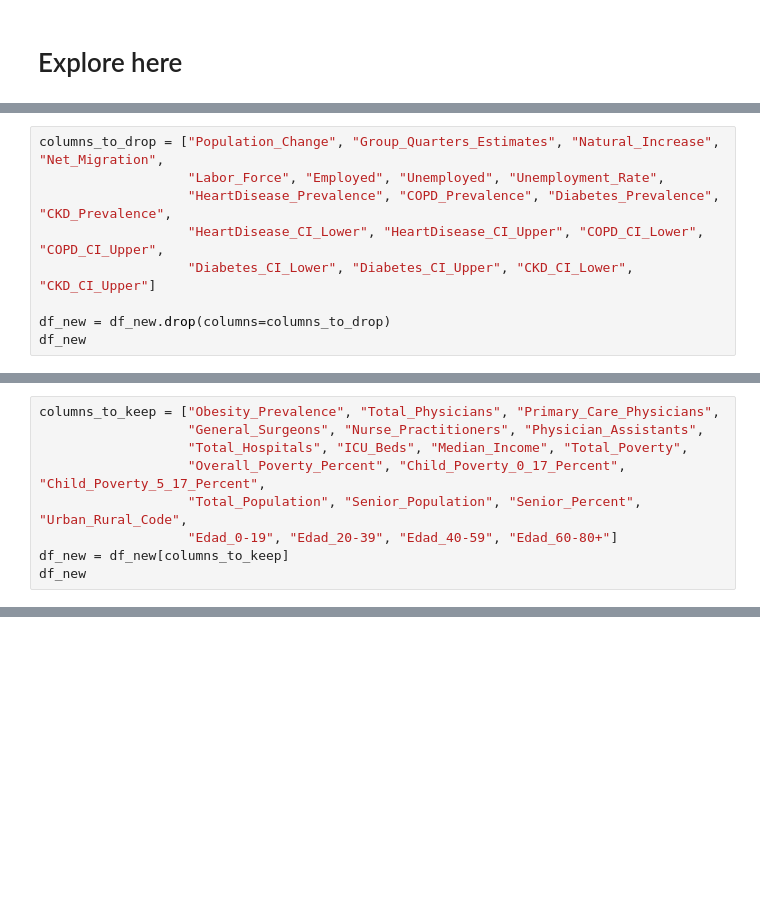
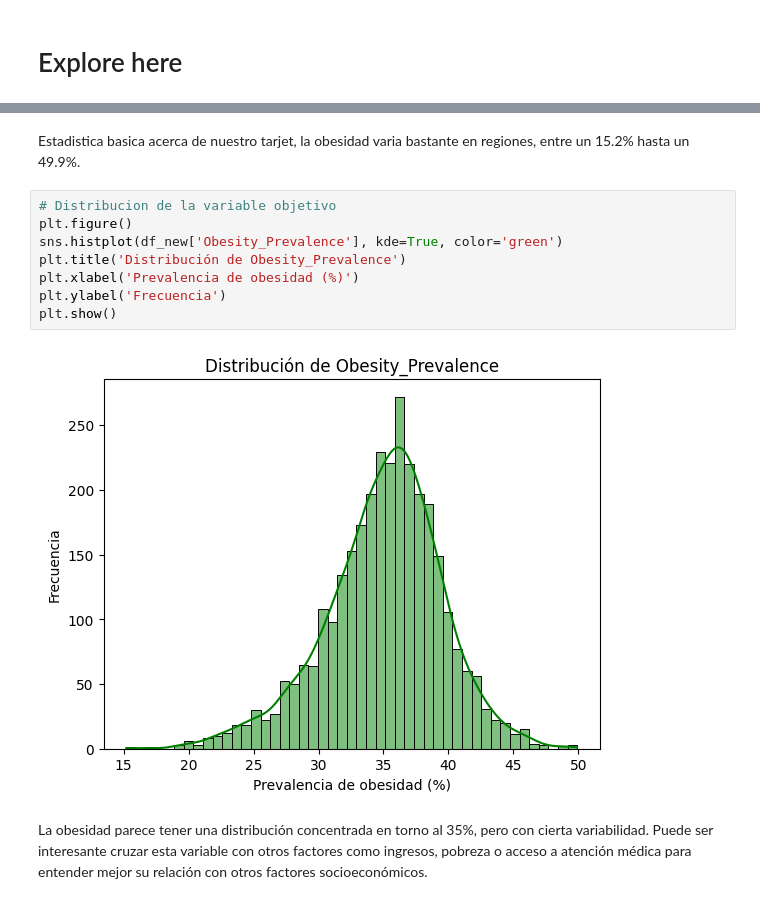
Before and after one commit to MariaDe96/Regularizados, a Jupyter notebook: src/explore.ipynb, the cells around one changed output, grey strips where cells are left out. Cells and saved outputs as stored; diff of their text form; blank space fills up the shorter version.

```diff
--- a/src/explore.ipynb
+++ b/src/explore.ipynb
@@ -342,9 +344,0 @@ memory usage: 1.2 MB
-# %%
-columns_to_drop = ["Population_Change", "Group_Quarters_Estimates", "Natural_Increase", "Net_Migration",
-                   "Labor_Force", "Employed", "Unemployed", "Unemployment_Rate",
-                   "HeartDisease_Prevalence", "COPD_Prevalence", "Diabetes_Prevalence", "CKD_Prevalence",
-                   "HeartDisease_CI_Lower", "HeartDisease_CI_Upper", "COPD_CI_Lower", "COPD_CI_Upper",
-                   "Diabetes_CI_Lower", "Diabetes_CI_Upper", "CKD_CI_Lower", "CKD_CI_Upper"]
-
-df_new = df_new.drop(columns=columns_to_drop)
-df_new
@@ -385,9 +344,0 @@ memory usage: 711.5 KB
-# %%
-columns_to_keep = ["Obesity_Prevalence", "Total_Physicians", "Primary_Care_Physicians",
-                   "General_Surgeons", "Nurse_Practitioners", "Physician_Assistants",
-                   "Total_Hospitals", "ICU_Beds", "Median_Income", "Total_Poverty",
-                   "Overall_Poverty_Percent", "Child_Poverty_0_17_Percent", "Child_Poverty_5_17_Percent",
-                   "Total_Population", "Senior_Population", "Senior_Percent", "Urban_Rural_Code",
-                   "Edad_0-19", "Edad_20-39", "Edad_40-59", "Edad_60-80+"]
-df_new = df_new[columns_to_keep]
-df_new
@@ -638,0 +365,14 @@ Mejor alpha encontrado: 0.011288378916846888
+# %% [markdown]
+Estadistica basica acerca de nuestro tarjet, la obesidad varia bastante en regiones, entre un 15.2% hasta un 49.9%.
+# %%
+# Distribucion de la variable objetivo
+plt.figure()
+sns.histplot(df_new['Obesity_Prevalence'], kde=True, color='green')
+plt.title('Distribución de Obesity_Prevalence')
+plt.xlabel('Prevalencia de obesidad (%)')
+plt.ylabel('Frecuencia')
+plt.show()
+# %% [output]
+[figure, added]
+# %% [markdown]
+La obesidad parece tener una distribución concentrada en torno al 35%, pero con cierta variabilidad. Puede ser interesante cruzar esta variable con otros factores como ingresos, pobreza o acceso a atención médica para entender mejor su relación con otros factores socioeconómicos.
```
Also changed, not shown: parts of 68 cells of this notebook.
